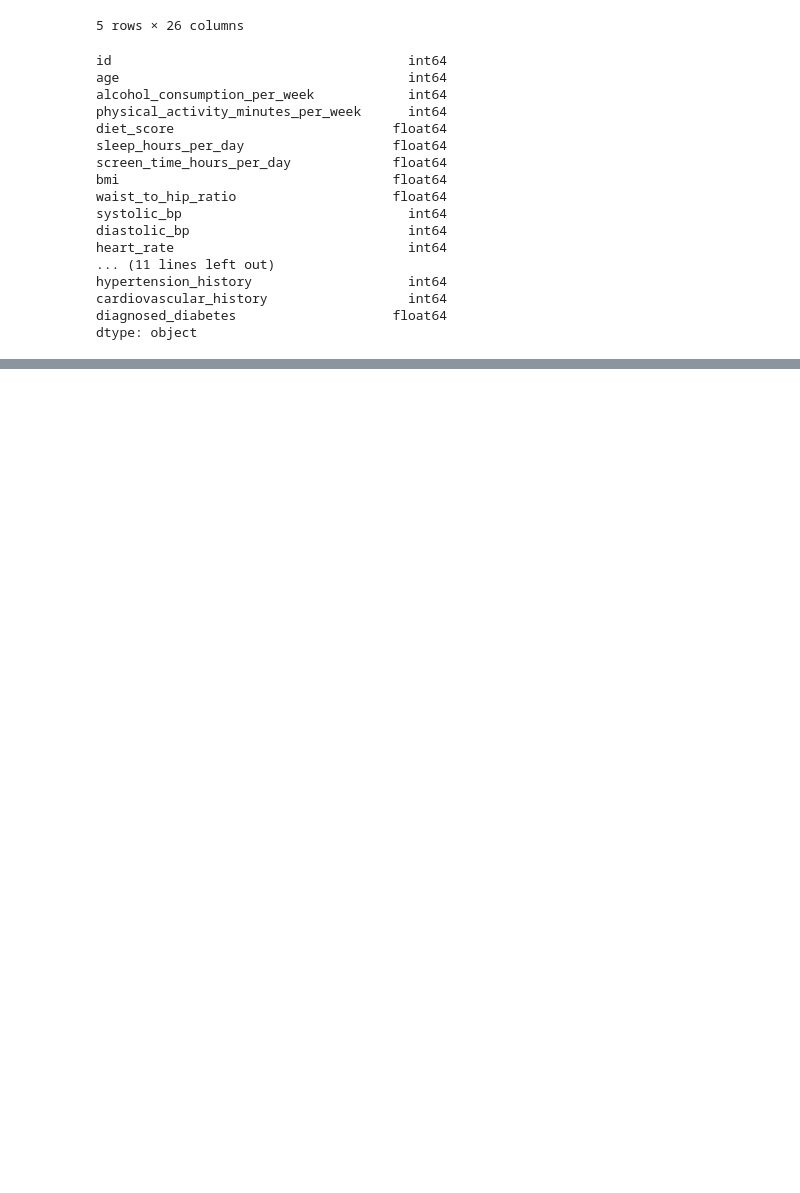
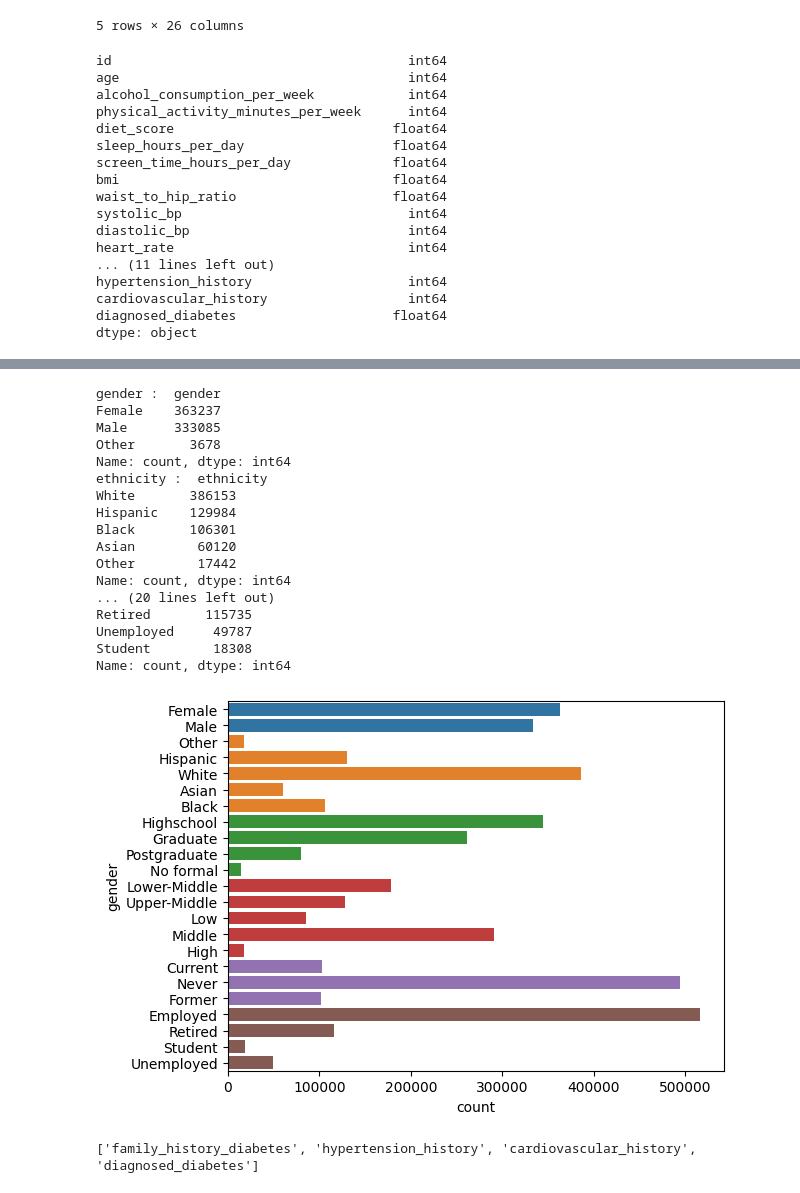
Before and after one commit to T6523/diabetes-prediction-s5e12, a Jupyter notebook: notebook/eda.ipynb, the cells around one changed output, grey strips where cells are left out. Drawn from its saved outputs; the diff is of its cells as text; code cells hidden in the pictures; blank space fills up the shorter version.

```diff
--- a/notebook/eda.ipynb
+++ b/notebook/eda.ipynb
@@ -75,0 +78,6 @@ plt.show()
+# %%
+# from graph
+discrete = ['alcohol_consumption_per_week','waist_to_hip_ratio']
+for col in discrete:
+    print(col, df[col].nunique())
+    print(df[col].value_counts())
@@ -75,0 +122,28 @@ plt.show()
+# %%
+for col in cat_col:
+    sns.countplot(df[col])
+    print(col, ": ", df[col].value_counts())
+# %% [output]
+gender :  gender
+Female    363237
+Male      333085
+Other       3678
+Name: count, dtype: int64
+ethnicity :  ethnicity
+White       386153
+Hispanic    129984
+Black       106301
+Asian        60120
+Other        17442
+Name: count, dtype: int64
+... (20 lines left out)
+Retired       115735
+Unemployed     49787
+Student        18308
+Name: count, dtype: int64
+[figure, added]
+# %%
+bool_col = [col for col in df.columns if df[col].nunique() == 2]
+print(bool_col)
+# %% [output]
+['family_history_diabetes', 'hypertension_history', 'cardiovascular_history', 'diagnosed_diabetes']
```
Also changed, not shown: parts of 12 cells of this notebook, 6 other files.
